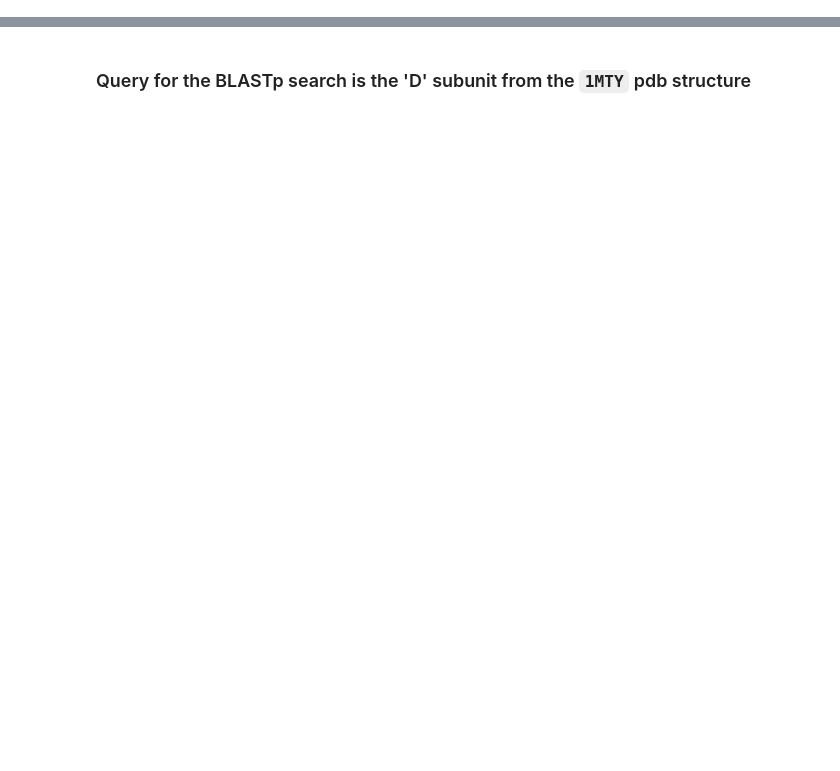
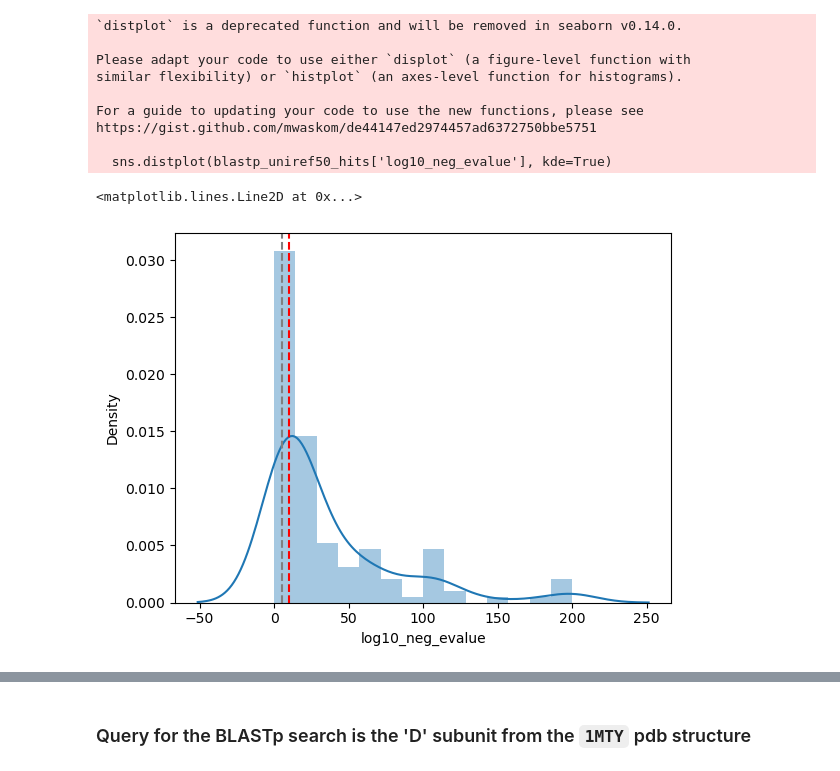
Before and after one commit to kaustubh-amritkar/MMO, a Jupyter notebook: analysis/sequence_collection.ipynb, the cells around one changed output, grey strips where cells are left out. Saved outputs shown, nothing was run; the diff lists cells and outputs as text; code cells hidden in the pictures; blank space fills up the shorter version.

Commit message:
Added the results & analysis for BLASTp run on the Uniref50 data -- more comparable with foldseek AFDB50 results

```diff
--- a/analysis/sequence_collection.ipynb
+++ b/analysis/sequence_collection.ipynb
@@ -9,0 +15,10 @@ from Bio import SeqIO
+# %%
+blastp_uniref50_hits = pd.read_csv("/mnt/researchdrive/Kaustubh/MMO/data/blast_search/blastp_uniref50/1MTY_MMO_uniref50_eval_1.tsv", sep="\t")
+blastp_uniref50_hits.drop(columns=["Hit", "DB"], inplace=True)
+blastp_uniref50_hits.rename(columns={"E()":"E_value"}, inplace=True)
+
+## Remove hits with E-value >= 1
+blastp_uniref50_hits = blastp_uniref50_hits[blastp_uniref50_hits["E_value"] < 1]
+blastp_uniref50_hits["Accession"] = blastp_uniref50_hits["Accession"].str.split("_").str[1]
+blastp_uniref50_hits['log10_neg_evalue'] = blastp_uniref50_hits['E_value'].apply(lambda x: -np.log10(x) if x > 0 else 200)
+blastp_uniref50_hits
@@ -9,0 +39,16 @@ from Bio import SeqIO
+# %%
+sns.distplot(blastp_uniref50_hits['log10_neg_evalue'], kde=True)
+plt.axvline(x=5, color='gray', linestyle='--')
+plt.axvline(x=10, color='red', linestyle='--')
+# %% [output]
+`distplot` is a deprecated function and will be removed in seaborn v0.14.0.
+
+Please adapt your code to use either `displot` (a figure-level function with
+similar flexibility) or `histplot` (an axes-level function for histograms).
+
+For a guide to updating your code to use the new functions, please see
+https://gist.github.com/mwaskom/de44147ed2974457ad6372750bbe5751
+
+  sns.distplot(blastp_uniref50_hits['log10_neg_evalue'], kde=True)
+<matplotlib.lines.Line2D at 0x...>
+[figure, added]
```
Also changed, not shown: parts of 23 cells of this notebook.
